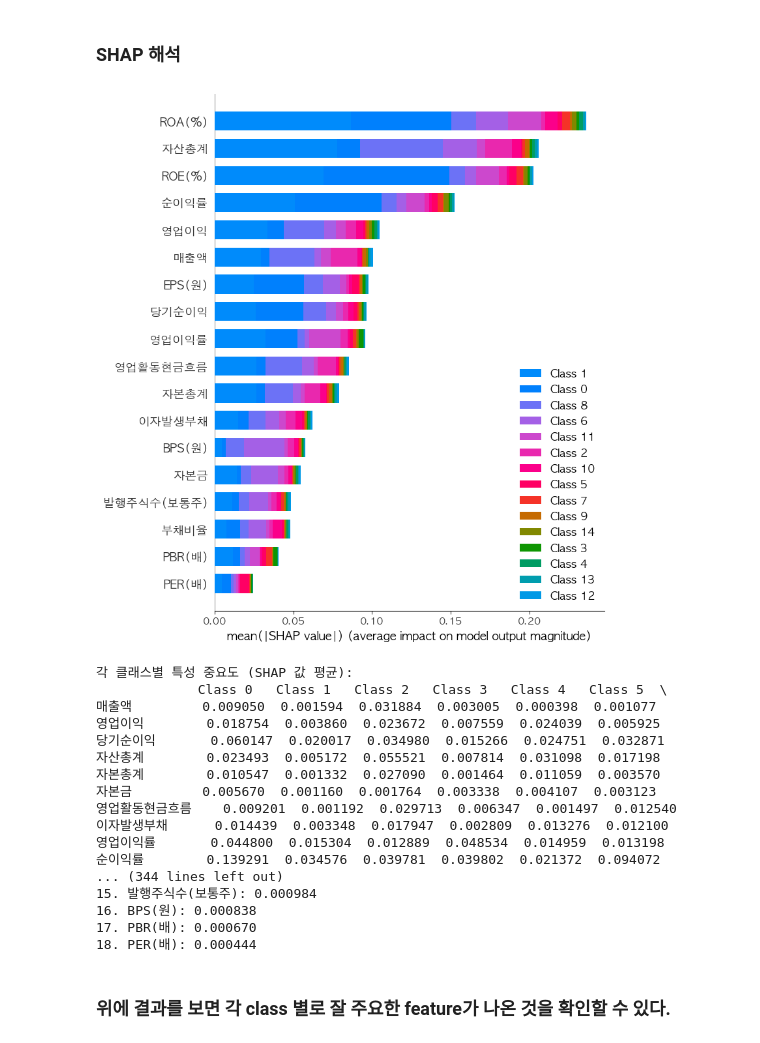
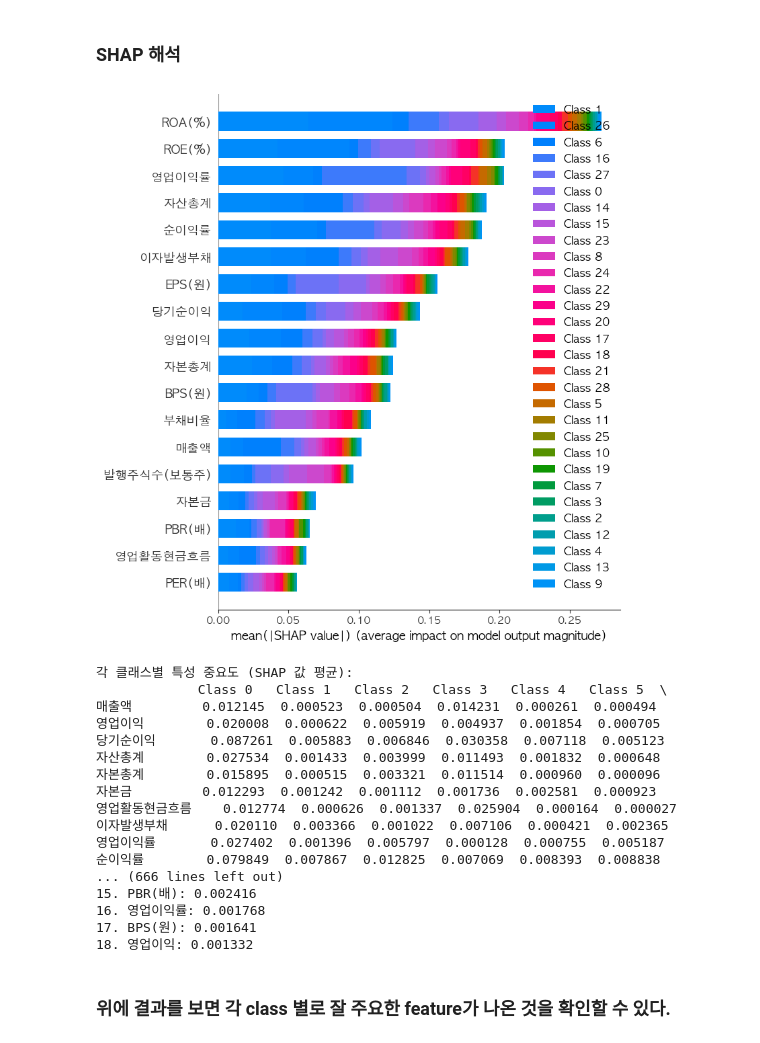
Before and after one commit to susungpark/SW-Capstone-Design, a Jupyter notebook: code/modeling_cospi200.ipynb, the cells around one changed output. Saved outputs shown, nothing was run; the diff lists cells and outputs as text; code cells hidden in the pictures.

```diff
--- a/code/modeling_cospi200.ipynb
+++ b/code/modeling_cospi200.ipynb
@@ -678,21 +865,20 @@ plt.show()
 ### K-means, GMM, Sperctral Clustering 적용 및 비교
 # %%
 # Window 2021-2023
-# 3가지 평가 지표를 보고 k값을 결정함
 
 # K-means clustering
-# K-means는 k=13에서 가장 높은 점수를 보임
-kmeans = KMeans(n_clusters=15, random_state=42)
+# K-means는 k=3에서 가장 높은 점수를 보임
+kmeans = KMeans(n_clusters=3, random_state=42)
 kmeans_labels_2022_2024, kmeans_score_2022_2024 = evaluate_clustering(kmeans, X_scaled_df_2022_2024)
 
 # GMM
-# GMM은 k=9에서 가장 높은 점수를 보임
-gmm = GaussianMixture(n_components=9, random_state=42)
+# GMM은 k=23에서 가장 높은 점수를 보임
+gmm = GaussianMixture(n_components=23, random_state=42)
 gmm_labels_2022_2024, gmm_score_2022_2024 = evaluate_clustering(gmm, X_scaled_df_2022_2024, labels=gmm.fit_predict(X_scaled_df_2022_2024))
 
 # Spectral clustering
 # Spectral clustering은 거의 모든 k의 범위에서 평가가 낮게 나옴
-spectral = SpectralClustering(n_clusters=4, random_state=42, affinity='nearest_neighbors')
+spectral = SpectralClustering(n_clusters=28, random_state=42, affinity='nearest_neighbors')
 spectral_labels_2022_2024, spectral_score_2022_2024 = evaluate_clustering(spectral, X_scaled_df_2022_2024)
 
 
@@ -725,7 +911,7 @@ df_2022_2024['Cluster'] = kmeans_labels_2022_2024
 # %%
 # RandomForestClassifier 학습
 clf = RandomForestClassifier(n_estimators=100, random_state=42) # n_estimators은 기본값으로 사용함
-clf.fit(X_scaled_df_2022_2024, kmeans_labels_2022_2024)
+clf.fit(X_scaled_df_2022_2024, gmm_labels_2022_2024)
 # %% [output]
 RandomForestClassifier(random_state=42)
 # %% [markdown]
@@ -733,21 +919,21 @@ RandomForestClassifier(random_state=42)
 # %%
 # SHAP 분석
 explainer_2022_2024 = shap.TreeExplainer(clf)
-shap_values_2022_2024 = explainer_2022_2024.shap_values(X_scaled_df_2022_2024)
+gmm_values_2022_2024 = explainer_2022_2024.shap_values(X_scaled_df_2022_2024)
 
 # feature importance를 시각화함
-shap.summary_plot(shap_values_2022_2024, X_raw_2022_2024, plot_type="bar")
+shap.summary_plot(gmm_values_2022_2024, X_raw_2022_2024, plot_type="bar")
 # %% [output]
-[figure, old version]
+[figure, new version]
 # %%
 # 클러스터별 SHAP 값의 평균 구하기
-cluster_shap_means_2022_2024 = {}
-for cluster_id in range(kmeans.n_clusters):
+cluster_gmm_means_2022_2024 = {}
+for cluster_id in range(gmm.n_components):
     # 현재 클러스터에 속한 인덱스 추출
-    cluster_indices = np.where(kmeans_labels_2022_2024 == cluster_id)[0]
+    cluster_indices = np.where(gmm_labels_2022_2024 == cluster_id)[0]
 
     # 해당 클러스터에 대한 SHAP 값만 선택
-    cluster_shap_values = shap_values_2022_2024[cluster_indices]
+    cluster_shap_values = gmm_values_2022_2024[cluster_indices]
 
     # SHAP 값의 절대값 평균 계산
     cluster_mean_shap = np.abs(cluster_shap_values).mean(axis=0)
@@ -758,26 +944,26 @@ for cluster_id in range(kmeans.n_clusters):
         cluster_mean_shap = cluster_mean_shap.flatten() if cluster_mean_shap.size == len(X_raw_2022_2024.columns) else cluster_mean_shap[:, 0]
 
     # 결과 저장
-    cluster_shap_means_2022_2024[cluster_id] = cluster_mean_shap
+    cluster_gmm_means_2022_2024[cluster_id] = cluster_mean_shap
 
 # 모든 클래스에 대한 특성 중요도를 DataFrame으로 변환
 feature_importance_df = pd.DataFrame(index=X_raw_2022_2024.columns)
 
 # 각 클래스별 중요도 추가
-for cluster_id in range(kmeans.n_clusters):
+for cluster_id in range(gmm.n_components):
     # cluster_shap_means[cluster_id]의 길이가 X_raw.columns와 일치하는지 확인
-    if len(cluster_shap_means_2022_2024[cluster_id]) != len(X_raw_2022_2024.columns):
-        print(f"경고: 클러스터 {cluster_id}의 SHAP 값 길이({len(cluster_shap_means_2022_2024[cluster_id])})가 특성 수({len(X_raw_2022_2024.columns)})와 일치하지 않습니다.")
+    if len(cluster_gmm_means_2022_2024[cluster_id]) != len(X_raw_2022_2024.columns):
+        print(f"경고: 클러스터 {cluster_id}의 SHAP 값 길이({len(cluster_gmm_means_2022_2024[cluster_id])})가 특성 수({len(X_raw_2022_2024.columns)})와 일치하지 않습니다.")
         continue
 
-    feature_importance_df[f'Class {cluster_id}'] = cluster_shap_means_2022_2024[cluster_id]
+    feature_importance_df[f'Class {cluster_id}'] = cluster_gmm_means_2022_2024[cluster_id]
 
 # 결과 출력 - 각 클래스별로 내림차순 정렬해서 보여주기
 print("각 클래스별 특성 중요도 (SHAP 값 평균):")
 print(feature_importance_df)
 
 # 각 클래스별로 중요 특성 순위 확인
-for cluster_id in range(kmeans.n_clusters):
+for cluster_id in range(gmm.n_components):
     if f'Class {cluster_id}' not in feature_importance_df.columns:
         print(f"\nClass {cluster_id}에 대한 특성 중요도를 계산할 수 없습니다.")
         continue
@@ -789,21 +975,21 @@ for cluster_id in range(kmeans.n_clusters):
 # %% [output]
 각 클래스별 특성 중요도 (SHAP 값 평균):
              Class 0   Class 1   Class 2   Class 3   Class 4   Class 5  \
-매출액         0.009050  0.001594  0.031884  0.003005  0.000398  0.001077
-영업이익        0.018754  0.003860  0.023672  0.007559  0.024039  0.005925
-당기순이익       0.060147  0.020017  0.034980  0.015266  0.024751  0.032871
-자산총계        0.023493  0.005172  0.055521  0.007814  0.031098  0.017198
-자본총계        0.010547  0.001332  0.027090  0.001464  0.011059  0.003570
-자본금         0.005670  0.001160  0.001764  0.003338  0.004107  0.003123
-영업활동현금흐름    0.009201  0.001192  0.029713  0.006347  0.001497  0.012540
-이자발생부채      0.014439  0.003348  0.017947  0.002809  0.013276  0.012100
-영업이익률       0.044800  0.015304  0.012889  0.048534  0.014959  0.013198
-순이익률        0.139291  0.034576  0.039781  0.039802  0.021372  0.094072
-... (344 lines left out)
-15. 발행주식수(보통주): 0.000984
-16. BPS(원): 0.000838
-17. PBR(배): 0.000670
-18. PER(배): 0.000444
+매출액         0.012145  0.000523  0.000504  0.014231  0.000261  0.000494
+영업이익        0.020008  0.000622  0.005919  0.004937  0.001854  0.000705
+당기순이익       0.087261  0.005883  0.006846  0.030358  0.007118  0.005123
+자산총계        0.027534  0.001433  0.003999  0.011493  0.001832  0.000648
+자본총계        0.015895  0.000515  0.003321  0.011514  0.000960  0.000096
+자본금         0.012293  0.001242  0.001112  0.001736  0.002581  0.000923
+영업활동현금흐름    0.012774  0.000626  0.001337  0.025904  0.000164  0.000027
+이자발생부채      0.020110  0.003366  0.001022  0.007106  0.000421  0.002365
+영업이익률       0.027402  0.001396  0.005797  0.000128  0.000755  0.005187
+순이익률        0.079849  0.007867  0.012825  0.007069  0.008393  0.008838
+... (666 lines left out)
+15. PBR(배): 0.002416
+16. 영업이익률: 0.001768
+17. BPS(원): 0.001641
+18. 영업이익: 0.001332
 # %% [markdown]
 ### 위에 결과를 보면 각 class 별로 잘 주요한 feature가 나온 것을 확인할 수 있다.
 # %% [markdown]
```
Also changed, not shown: parts of 26 cells of this notebook.
